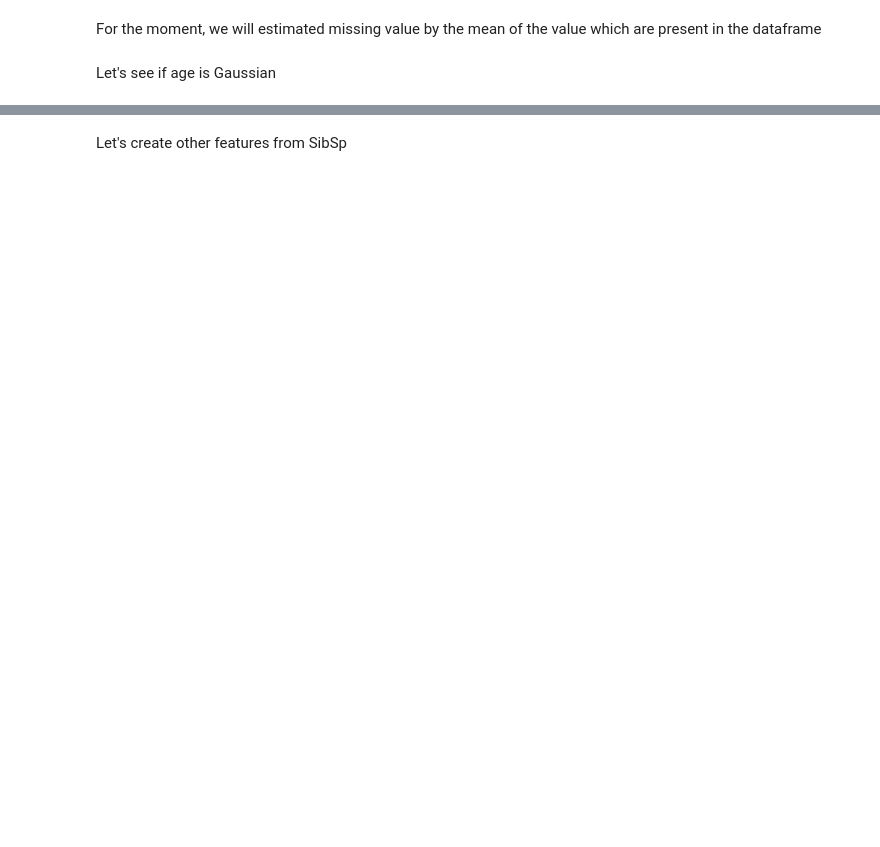
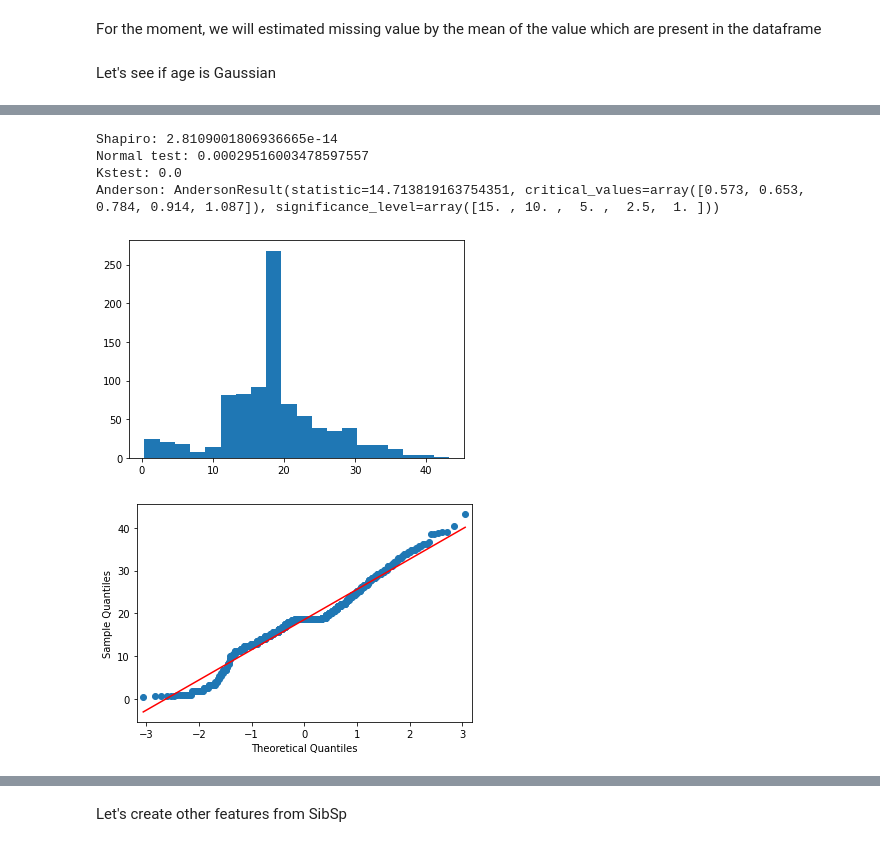
Before and after one commit to Kevin-Guyard/Titanic, a Jupyter notebook: TitanicNotebook.ipynb, the cells around one changed output, grey strips where cells are left out. Cells and saved outputs as stored; diff of their text form; code cells hidden in the pictures; blank space fills up the shorter version.

```diff
--- a/TitanicNotebook.ipynb
+++ b/TitanicNotebook.ipynb
@@ -115,0 +162,13 @@ Let's see if age is Gaussian
+# %%
+from scipy.stats import yeojohnson
+
+Age = df_train.Age
+Age, _ = yeojohnson(Age)
+test_normality(Age, bins=20)
+# %% [output]
+Shapiro: 2.8109001806936665e-14
+Normal test: 0.00029516003478597557
+Kstest: 0.0
+Anderson: AndersonResult(statistic=14.713819163754351, critical_values=array([0.573, 0.653, 0.784, 0.914, 1.087]), significance_level=array([15. , 10. ,  5. ,  2.5,  1. ]))
+[figure, added]
+[figure, added]
```
Also changed, not shown: parts of 115 cells of this notebook, 1 other file.
